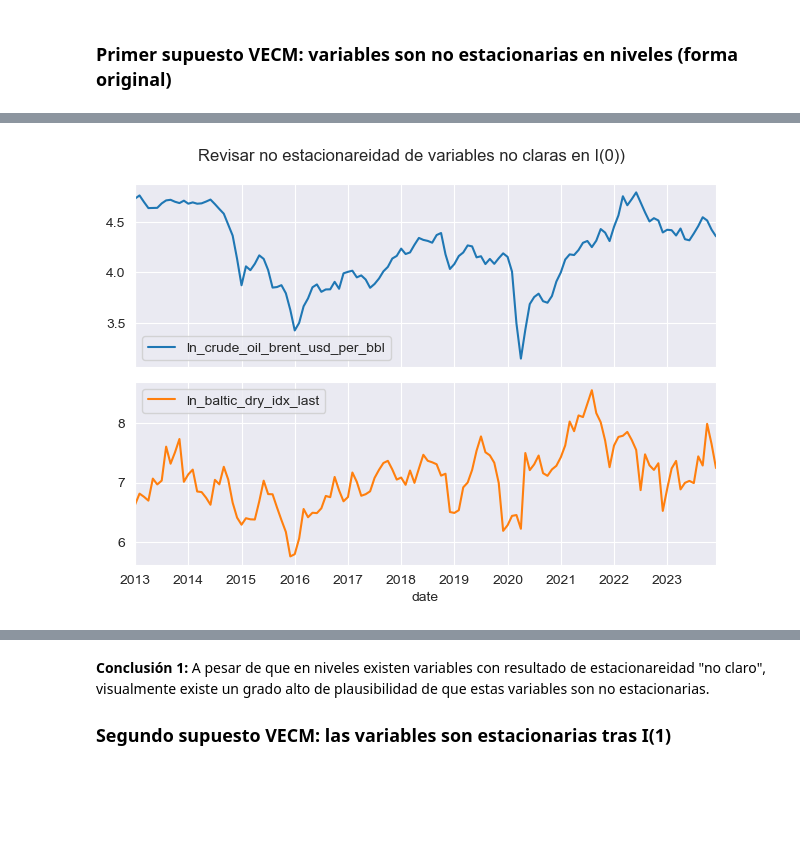
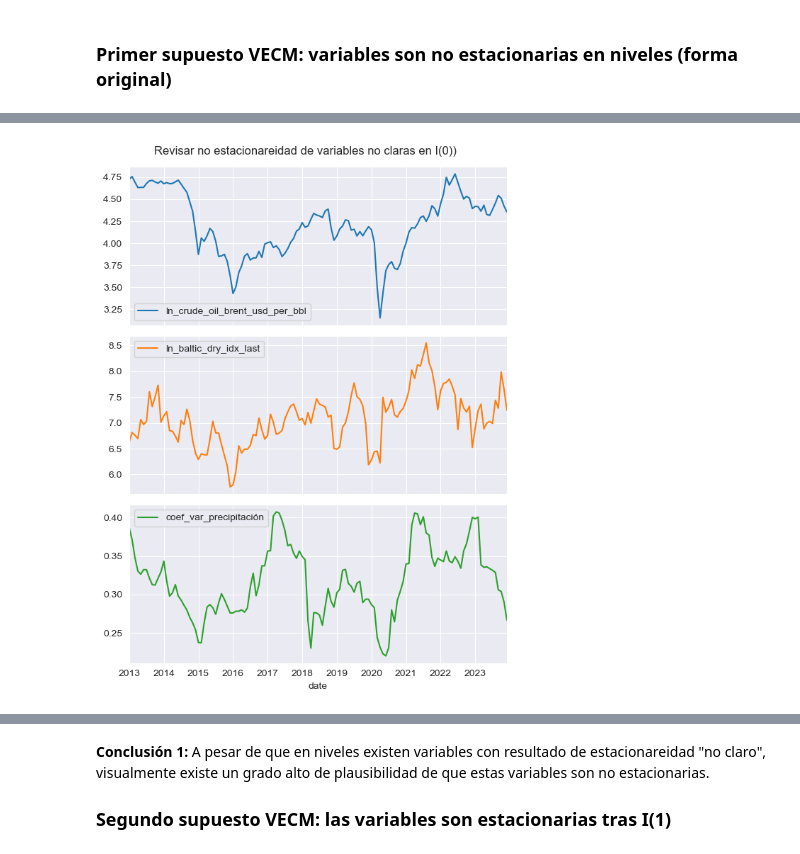
Before and after one commit to IFTrejoM/time-series-fertilizer-price-predictor, a Jupyter notebook: modelo_regresión.ipynb, the cells around one changed output, grey strips where cells are left out. Cells and saved outputs as stored; diff of their text form; code cells hidden in the pictures; blank space fills up the shorter version.

Commit message:
Revisar coeficientes de regresión

```diff
--- a/modelo_regresión.ipynb
+++ b/modelo_regresión.ipynb
@@ -113,15 +113,25 @@ for name, var in vars_climáticas.items():
 # %%
+# Crear un DataFrame sin NaN:
+df_sin_na = df.dropna()
+
 # Crear DataFrame para variables logarítmicas:
 ln_data = pd.DataFrame(index=df_sin_na.index)
 
 # Variables porcentuales:
-variables_no_log_transformables = ['inflación_mensual', 'pct_pobreza_rural', 'precipitación_media_m', 'precipitación_media_m2', 'coef_var_precipitación', 'coef_var_temperatura']
+variables_no_log_transformables = ['inflación_mensual', 'pct_pobreza_rural', 'var_pct_pobreza_rural', 'coef_var_pobreza_rural', 'precipitación_media_m', 'precipitación_media_m2', 'coef_var_precipitación'] #, 'coef_var_temperatura']
+
+variables_log_transformadas = []
 
 # Transformación logarítmica de las variables:
 for col in df_sin_na.columns:
 
     # Transformación logarítmica de las variables no transformables:
     if col not in variables_no_log_transformables:
+
+        # Añadir a lista de variables log-transformadas:
+        variables_log_transformadas.append(col)
+
+        # Transformar:
         ln_data['ln_' + col] = df_sin_na[col].apply(np.log)
     else:
         ln_data[col] = df_sin_na[col]
@@ -148,16 +168,16 @@ memory usage: 15.5 KB
 # %%
-# Lista de variables fertilizantes:
-lista_fertilizantes = lista_fertilizantes = [f"ln_{name}" for name in dict_nombres_fertilizantes.values()]
+# Variable objetivo
+variable_objetivo = "ln_pvp_urea"
 
-# Variables excluidas:
-variables_excluidas = [] # 'precipitación_media_m2', 'inflación_mensual', 'ln_natural_gas_europe_usd_per_mmbtu', 'ln_temp_media_Celsius', 'pct_pobreza_rural'], 'ln_natural_gas_europe_usd_per_mmbtu'
+# Variables excluidas en segunda instancia:
+variables_excluidas_2 = ['precipitación_media_m', 'precipitación_media_m2'] # , 'inflación_mensual', 'ln_natural_gas_europe_usd_per_mmbtu', 'ln_temp_media_Celsius', 'pct_pobreza_rural'], 'ln_natural_gas_europe_usd_per_mmbtu'
+variables_excluidas_2.append(variable_objetivo)
 
 # Extraer variables predictoras:
-X = ln_data.drop(columns=lista_fertilizantes + variables_excluidas)
+X = ln_data.drop(columns=variables_excluidas_2)
 
 # Extraer variable objetivo:
-target_var = 'ln_pvp_urea'
-y = ln_data[target_var]
+y = ln_data[variable_objetivo]
 # %%
 # Calcular el factor de inflación de varianza (VIF) de las variables explicativas originales:
 calcular_vif(X)
@@ -255,14 +258,14 @@ calcular_vif(X[variables_significativas_ols])
 ### Revisar VIF de variables para VECM
 # %%
 # Seleccionar variables independientes relevantes para el modelo VECM:
-X_vecm = X[variables_significativas_ols]
+X_vecm = ln_data.drop(columns=variables_excluidas_2)
 
 # Revisar VIF de variables para VECM:
 print(calcular_vif(X_vecm))
 
 # Adjuntar variable objetivo a variables del modelo VECM:
 vars_modelo_vecm = X_vecm.columns.tolist()
-vars_modelo_vecm.append(target_var)
+vars_modelo_vecm.append(variable_objetivo)
 
 # Crear DataFrame:
 df_vars_vecm = ln_data[vars_modelo_vecm]
@@ -295,11 +302,11 @@ evaluar_estacionareidad_vars
 # %%
 # Filtrar variables con estacionareidad no clara:
 estacionareidad_no_clara = df_vars_vecm[evaluar_estacionareidad_vars.query("estado_estacionario == 'No claro'")['variable']]
 
-# Revisar estacionareidad visualmente:
-estacionareidad_no_clara.plot(subplots=True)
+# Revisar no estacionareidad visualmente:
+estacionareidad_no_clara.plot(subplots=True, figsize=(6, 8))
 plt.suptitle("Revisar no estacionareidad de variables no claras en I(0))")
 plt.tight_layout()
 plt.show()
 # %% [output]
-[figure, old version]
+[figure, new version]
```
Also changed, not shown: parts of 40 cells of this notebook, 1 other file.
